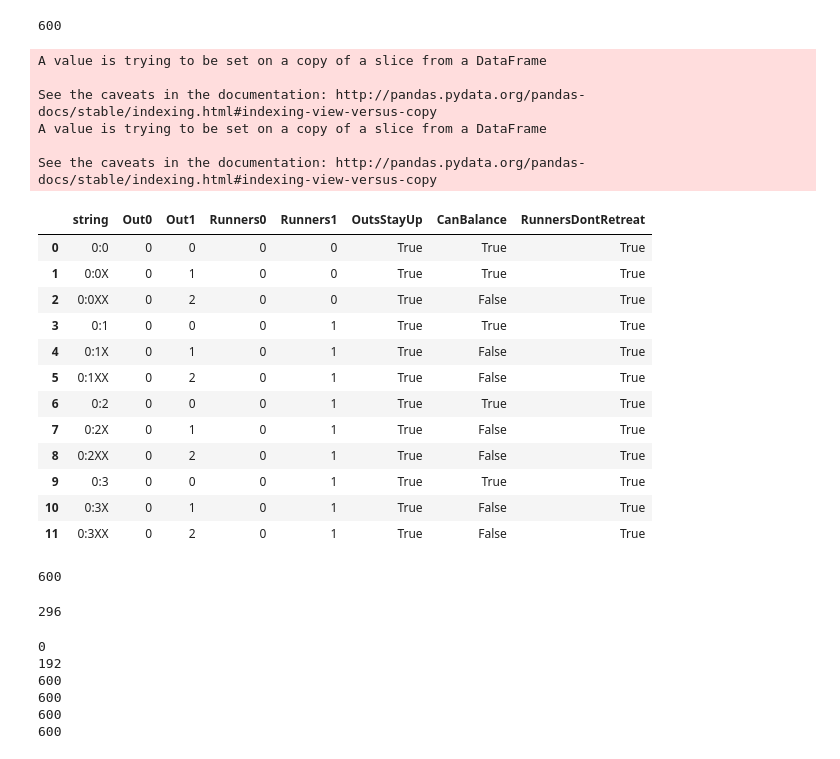
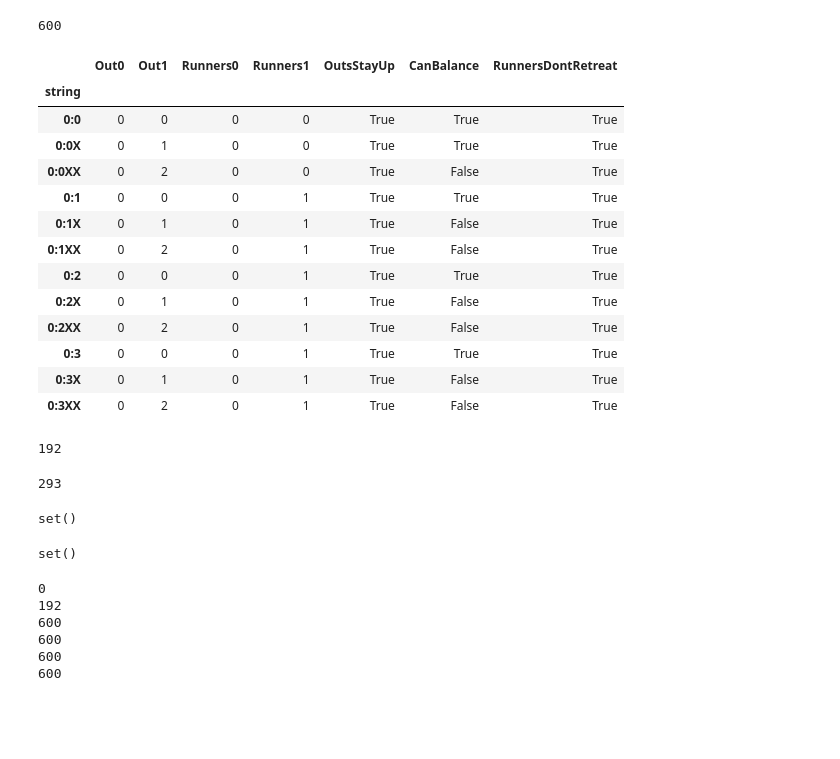
Before and after one commit to seancarverphd/baseball_graph, a Jupyter notebook: BaseballGraph.ipynb, the cells around one changed output. Saved outputs shown, nothing was run; the diff lists cells and outputs as text; code cells hidden in the pictures; blank space fills up the shorter version.

```diff
--- a/BaseballGraph.ipynb
+++ b/BaseballGraph.ipynb
@@ -263,60 +263,56 @@ conceivable['fmRRR'] = conceivable['string'].map(lambda t:(re.search('^123X*:[0-
 conceivable['to0'] = conceivable['string'].map(lambda t:(re.search('^[0-3X]+:0X*$', t) is not None))
 conceivable['toR'] = conceivable['string'].map(lambda t:(re.search('^[0-3X]+:[1-3]X*$', t) is not None))
 conceivable['toRR'] = conceivable['string'].map(lambda t:(re.search('^[0-3X]+:[1-3][1-3]X*$', t) is not None))
 conceivable['toRRR'] = conceivable['string'].map(lambda t:(re.search('^[0-3X]+:123X*$', t) is not None))
 prune = pd.DataFrame()
 prune['string'] = conceivable_space
 prune['Out0'] = (
     0*conceivable.fmC
     + 1*conceivable.fmX
     + 2*conceivable.fmXX)
 prune['Out1'] = (
     0*conceivable.toC
     + 1*conceivable.toX
     + 2*conceivable.toXX
     + 3*conceivable.toXXX)
 prune['Runners0'] = (
     0*conceivable.fm0
     + 1*conceivable.fmR
     + 2*conceivable.fmRR
     + 3*conceivable.fmRRR)
 prune['Runners1'] = (
     0*conceivable.to0
     + 1*conceivable.toR
     + 2*conceivable.toRR
     + 3*conceivable.toRRR)
 prune['OutsStayUp'] = prune.Out1 >= prune.Out0
 prune['CanBalance'] = prune.Runners1 - prune.Runners0 + prune.Out1 - prune.Out0 <= 1
 prune['RunnersDontRetreat'] = True
-prune['RunnersDontRetreat']['3:12'] = False
-prune['RunnersDontRetreat']['3X:12X'] = False
-prune['RunnersDontRetreat']['3XX:12XX'] = False
+prune.set_index("string", inplace=True)
+prune.RunnersDontRetreat.at['3:12'] = False
+prune.RunnersDontRetreat.at['3X:12X'] = False
+prune.RunnersDontRetreat.at['3XX:12XX'] = False
 prune.head(12)
 # %% [output]
-A value is trying to be set on a copy of a slice from a DataFrame
-
-See the caveats in the documentation: http://pandas.pydata.org/pandas-docs/stable/indexing.html#indexing-view-versus-copy
-A value is trying to be set on a copy of a slice from a DataFrame
-
-See the caveats in the documentation: http://pandas.pydata.org/pandas-docs/stable/indexing.html#indexing-view-versus-copy
-|  | string | Out0 | Out1 | Runners0 | Runners1 | OutsStayUp | CanBalance | RunnersDontRetreat |
-| 0 | 0:0 | 0 | 0 | 0 | 0 | True | True | True |
-| 1 | 0:0X | 0 | 1 | 0 | 0 | True | True | True |
-| 2 | 0:0XX | 0 | 2 | 0 | 0 | True | False | True |
-| 3 | 0:1 | 0 | 0 | 0 | 1 | True | True | True |
-| 4 | 0:1X | 0 | 1 | 0 | 1 | True | False | True |
-| 5 | 0:1XX | 0 | 2 | 0 | 1 | True | False | True |
-| 6 | 0:2 | 0 | 0 | 0 | 1 | True | True | True |
-| 7 | 0:2X | 0 | 1 | 0 | 1 | True | False | True |
-| 8 | 0:2XX | 0 | 2 | 0 | 1 | True | False | True |
-| 9 | 0:3 | 0 | 0 | 0 | 1 | True | True | True |
-| 10 | 0:3X | 0 | 1 | 0 | 1 | True | False | True |
-| 11 | 0:3XX | 0 | 2 | 0 | 1 | True | False | True |
+|  | Out0 | Out1 | Runners0 | Runners1 | OutsStayUp | CanBalance | RunnersDontRetreat |
+| string |  |  |  |  |  |  |  |
+| 0:0 | 0 | 0 | 0 | 0 | True | True | True |
+| 0:0X | 0 | 1 | 0 | 0 | True | True | True |
+| 0:0XX | 0 | 2 | 0 | 0 | True | False | True |
+| 0:1 | 0 | 0 | 0 | 1 | True | True | True |
+| 0:1X | 0 | 1 | 0 | 1 | True | False | True |
+| 0:1XX | 0 | 2 | 0 | 1 | True | False | True |
+| 0:2 | 0 | 0 | 0 | 1 | True | True | True |
+| 0:2X | 0 | 1 | 0 | 1 | True | False | True |
+| 0:2XX | 0 | 2 | 0 | 1 | True | False | True |
+| 0:3 | 0 | 0 | 0 | 1 | True | True | True |
+| 0:3X | 0 | 1 | 0 | 1 | True | False | True |
+| 0:3XX | 0 | 2 | 0 | 1 | True | False | True |
 # %%
-sum(prune.RunnersDontRetreat)
+sum(~prune.OutsStayUp) #-3*64
 # %% [output]
-600
+192
 # %%
 sum(prune.OutsStayUp & prune.CanBalance & prune.RunnersDontRetreat)
 # %% [output]
-296
+293
@@ -323,3 +321,11 @@ sum(prune.OutsStayUp & prune.CanBalance & prune.RunnersDontRetreat)
+# %%
+set(calculated_possible.index).difference(set(possible_transitions_list))
+# %% [output]
+set()
+# %%
+set(possible_transitions_list).difference(set(calculated_possible.index))
+# %% [output]
+set()
 # %%
 print(sum(conceivable.fmXXtoX & conceivable.fmXxtoC))
 print(sum(conceivable.fmXXtoX | conceivable.fmXxtoC))
```
Also changed, not shown: parts of 14 cells of this notebook, 26 other files.
